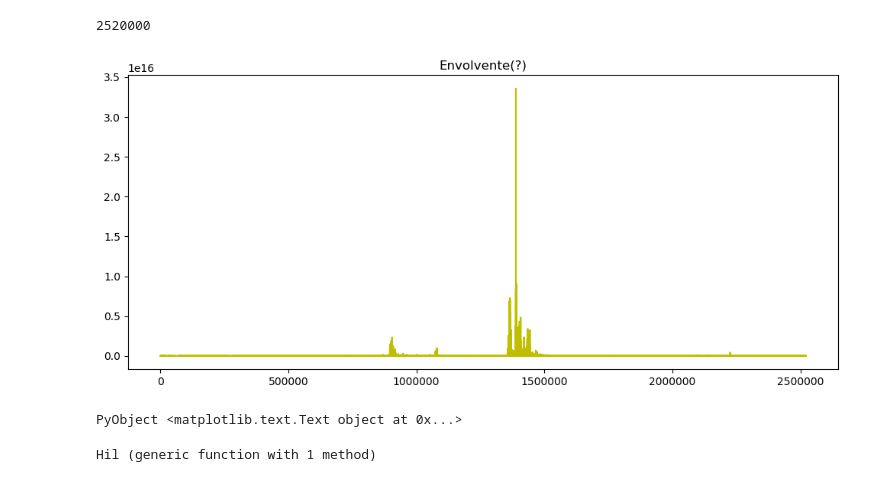
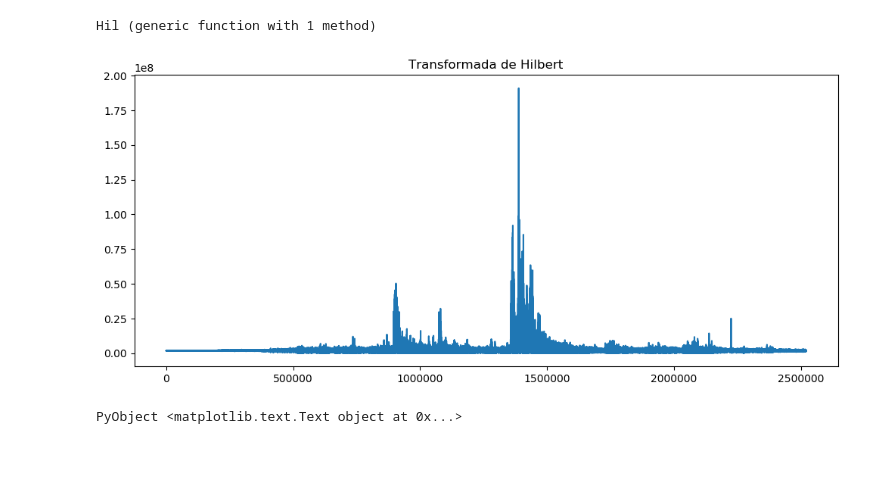
Before and after one commit to vhmar/EnvironmentalSeismology-Classroom, a Jupyter notebook: Ivonne/Patricia 100.ipynb, the cells around one changed output. Saved outputs shown, nothing was run; the diff lists cells and outputs as text; code cells hidden in the pictures; blank space fills up the shorter version.

```diff
--- a/Ivonne/Patricia 100.ipynb
+++ b/Ivonne/Patricia 100.ipynb
@@ -22,4 +38,0 @@ PyObject <matplotlib.text.Text object at 0x...>
-# %%
-length(p100)
-# %% [output]
-2520000
@@ -29,16 +39,19 @@ env= p100.*p100;
+# %%
+function Hil(x::Float32)
+    y=zeros(length(x))
+       for i=1:length(x)
+        y[i]= x[i].*x[i]
+    end
+    return y
+end
+# %% [output]
+Hil (generic function with 1 method)
+# %%
+Hilb=abs.(hilbert(p100));
 # %%
 fig= figure(figsize=(12,5))
-plot(env,"y")
-title("Envolvente(?)")
+plot(Hilb)
+title("Transformada de Hilbert")
 # %% [output]
-[figure, old version]
+[figure, new version]
 PyObject <matplotlib.text.Text object at 0x...>
-# %%
-function Hil(x)
-    y=Hil[x]
-       for i=1:length(x)
-        y= x.*xi
-    end
-end
-# %% [output]
-Hil (generic function with 1 method)
```
Also changed, not shown: parts of 25 cells of this notebook, 22 other files.
